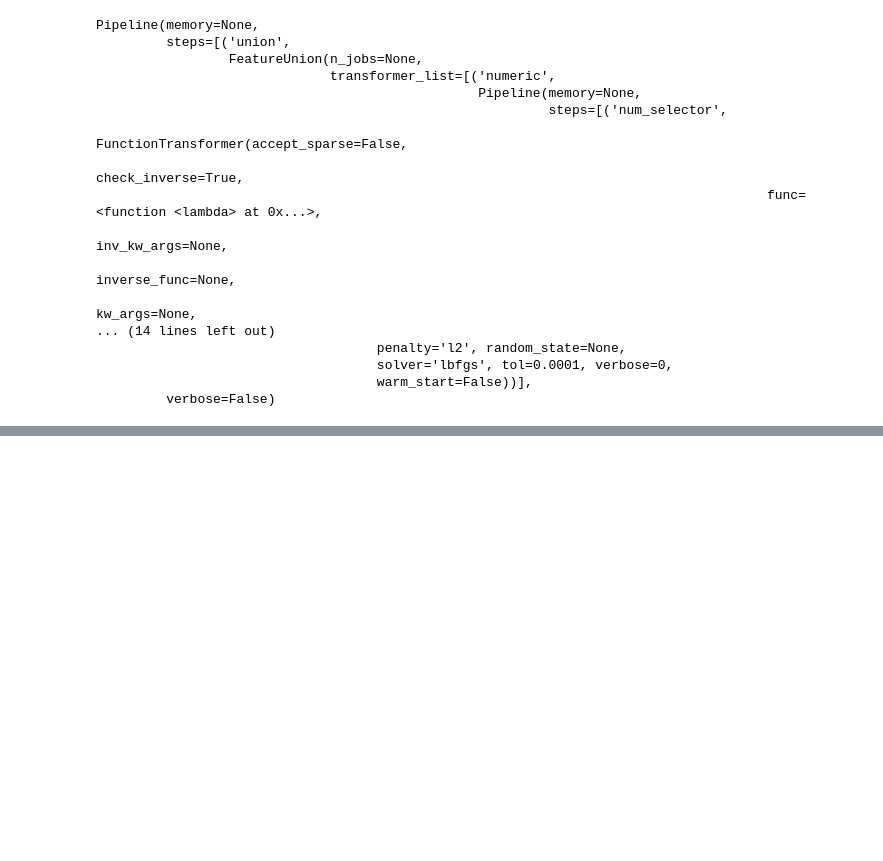
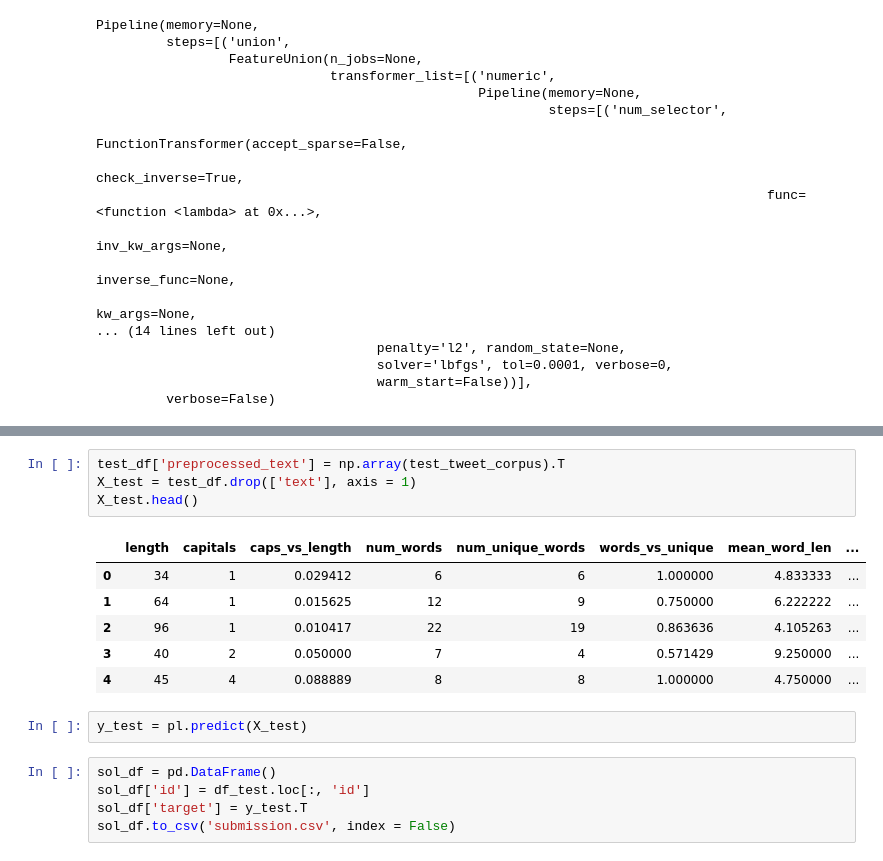
Before and after one commit to SAR2652/Real_or_Not-_NLP_with_Disaster_Tweets, a Jupyter notebook: Real_or_Not?_NLP_with_Disaster_Tweets.ipynb, the cells around one changed output, grey strips where cells are left out. Saved outputs shown, nothing was run; the diff lists cells and outputs as text; blank space fills up the shorter version.

```diff
--- a/Real_or_Not?_NLP_with_Disaster_Tweets.ipynb
+++ b/Real_or_Not?_NLP_with_Disaster_Tweets.ipynb
@@ -832,0 +954,18 @@ pl.score(X_val, y_val)
+# %%
+test_df['preprocessed_text'] = np.array(test_tweet_corpus).T
+X_test = test_df.drop(['text'], axis = 1)
+X_test.head()
+# %% [output]
+|  | length | capitals | caps_vs_length | num_words | num_unique_words | words_vs_unique | mean_word_len | ... |
+| 0 | 34 | 1 | 0.029412 | 6 | 6 | 1.000000 | 4.833333 | ... |
+| 1 | 64 | 1 | 0.015625 | 12 | 9 | 0.750000 | 6.222222 | ... |
+| 2 | 96 | 1 | 0.010417 | 22 | 19 | 0.863636 | 4.105263 | ... |
+| 3 | 40 | 2 | 0.050000 | 7 | 4 | 0.571429 | 9.250000 | ... |
+| 4 | 45 | 4 | 0.088889 | 8 | 8 | 1.000000 | 4.750000 | ... |
+# %%
+y_test = pl.predict(X_test)
+# %%
+sol_df = pd.DataFrame()
+sol_df['id'] = df_test.loc[:, 'id']
+sol_df['target'] = y_test.T
+sol_df.to_csv('submission.csv', index = False)
```
Also changed, not shown: parts of 43 cells of this notebook.
